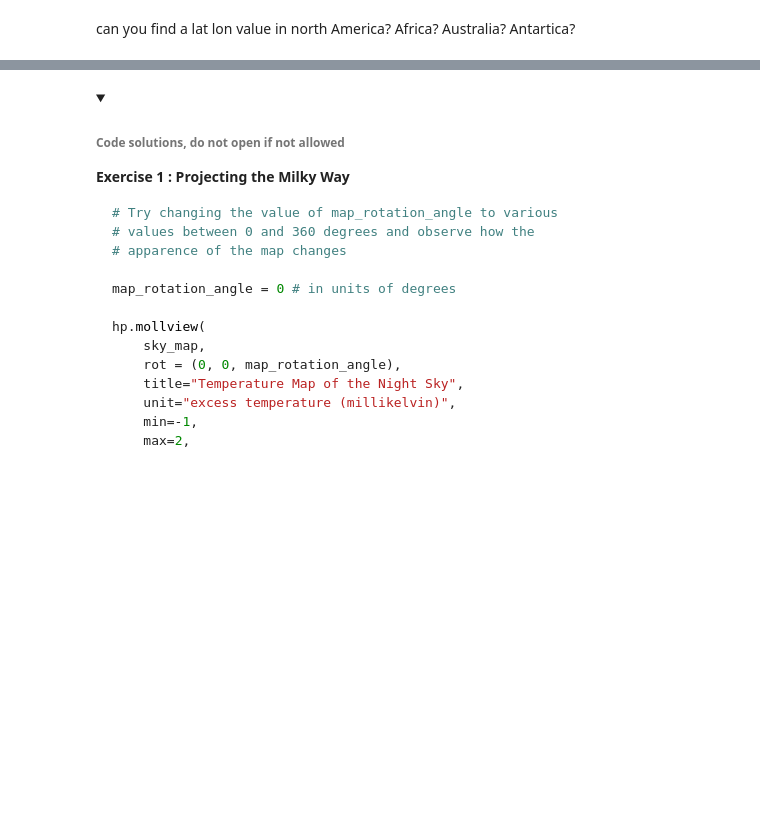
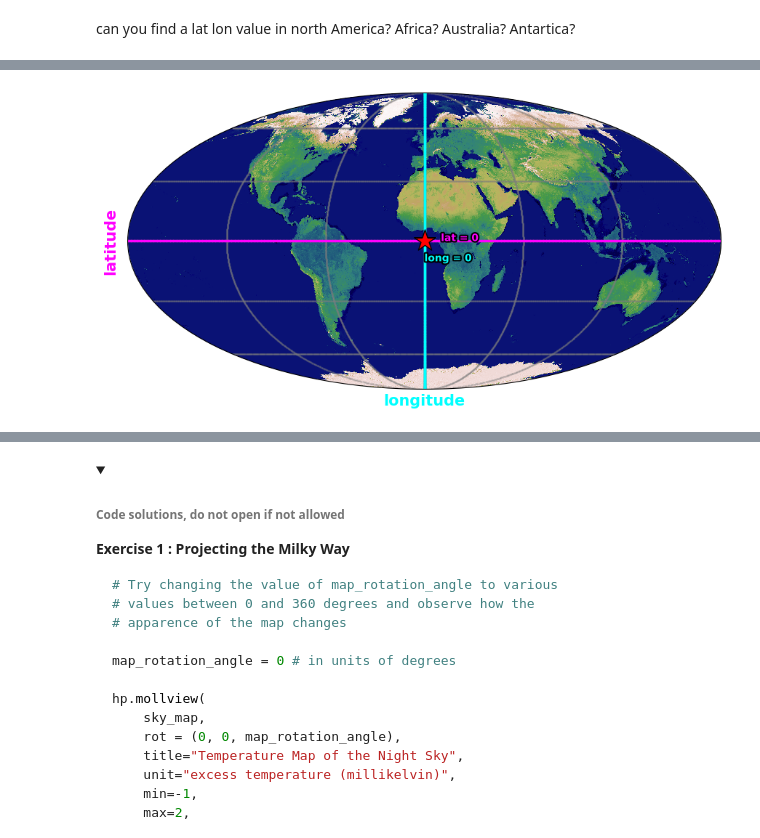
Before and after one commit to DESIHIGH/desihigh, a Jupyter notebook: notebooks/English/exercises/MappingTheEarth.ipynb, the cells around one changed output, grey strips where cells are left out. Cells and saved outputs as stored; diff of their text form; code cells hidden in the pictures; folded sections open; blank space fills up the shorter version.

```diff
--- a/notebooks/English/exercises/MappingTheEarth.ipynb
+++ b/notebooks/English/exercises/MappingTheEarth.ipynb
@@ -223,0 +433,8 @@ plt.gca().xaxis.set_major_formatter(ticker.FuncFormatter(angle_degrees_formatter
+# %%
+longitude_offset = 0
+latitude_offset = 0
+psi_offset = 0
+
+plot_transformed_earth_map(earth_map, 0, 0, longitude_offset, latitude_offset, psi_offset)
+# %% [output]
+[figure, added]
```
Also changed, not shown: parts of 34 cells of this notebook.
